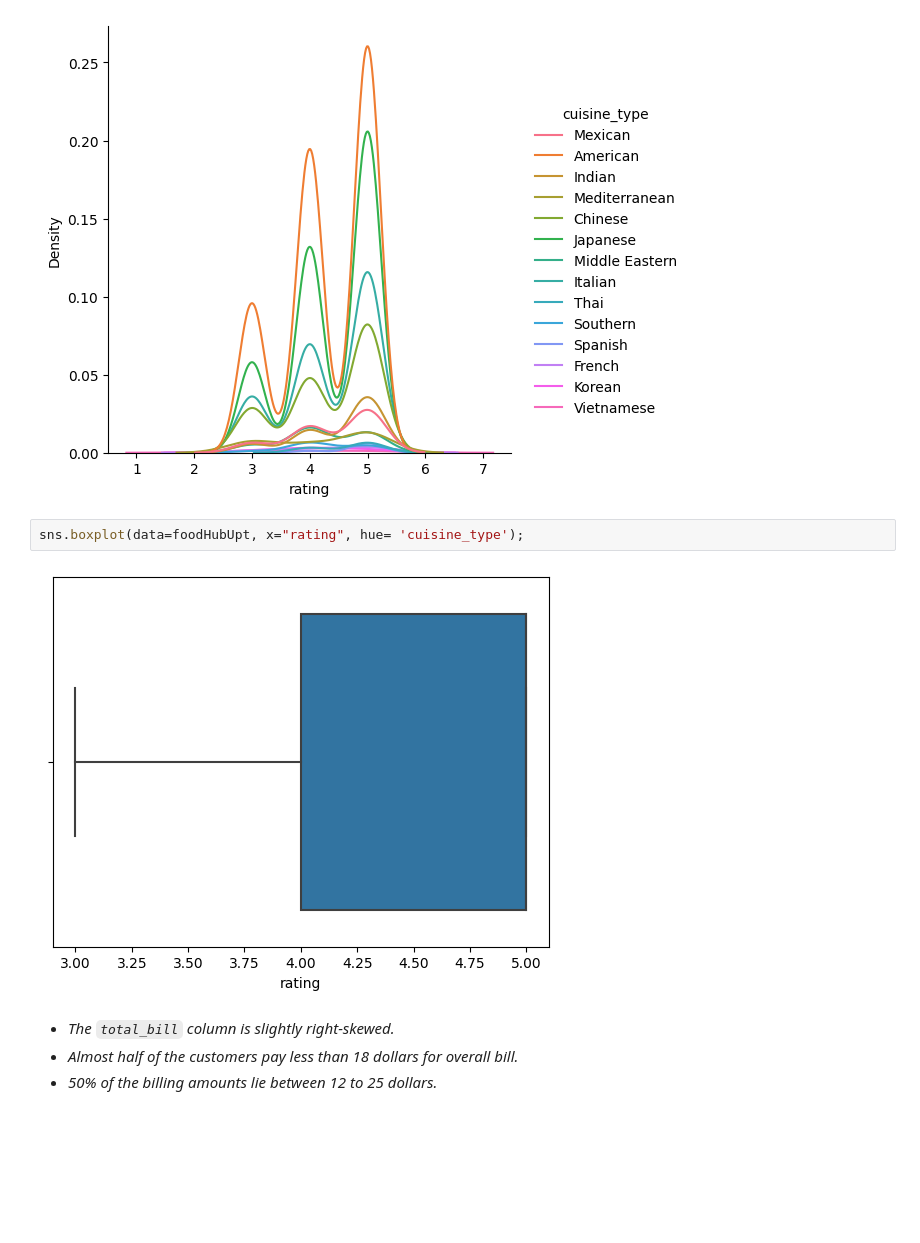
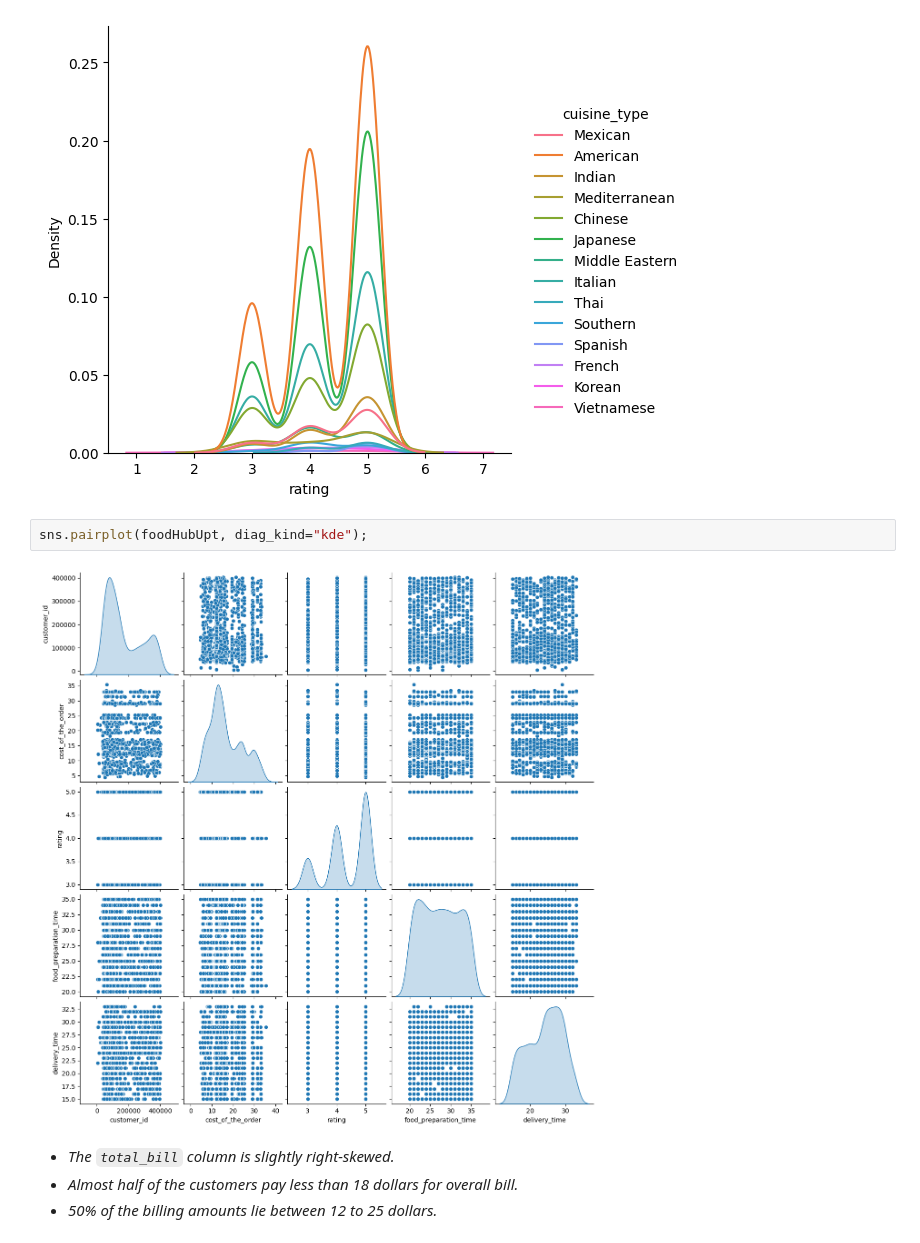
Before and after one commit to DeepakRamana/machineLearning, a Jupyter notebook: New_Week_3_Additional_Case_Study_Tips_Case_Study.ipynb, the cells around one changed output. Cells and saved outputs as stored; diff of their text form; blank space fills up the shorter version.

```diff
--- a/New_Week_3_Additional_Case_Study_Tips_Case_Study.ipynb
+++ b/New_Week_3_Additional_Case_Study_Tips_Case_Study.ipynb
@@ -276,10 +345,10 @@ sns.histplot(data=foodHubUpt, x='rating', binwidth=1);
 sns.displot(data=foodHubUpt, x='rating', kind= 'kde', hue= 'cuisine_type');
 # %% [output]
 [figure]
-# %%
-sns.boxplot(data=foodHubUpt, x="rating", hue= 'cuisine_type');
-# %% [output]
-[figure, removed]
+# %%
+sns.pairplot(foodHubUpt, diag_kind="kde");
+# %% [output]
+[figure, added]
 # %% [markdown]
 - *The `total_bill` column is slightly right-skewed.*
 - *Almost half of the customers pay less than 18 dollars for overall bill.*
```
Also changed, not shown: parts of 41 cells of this notebook.
